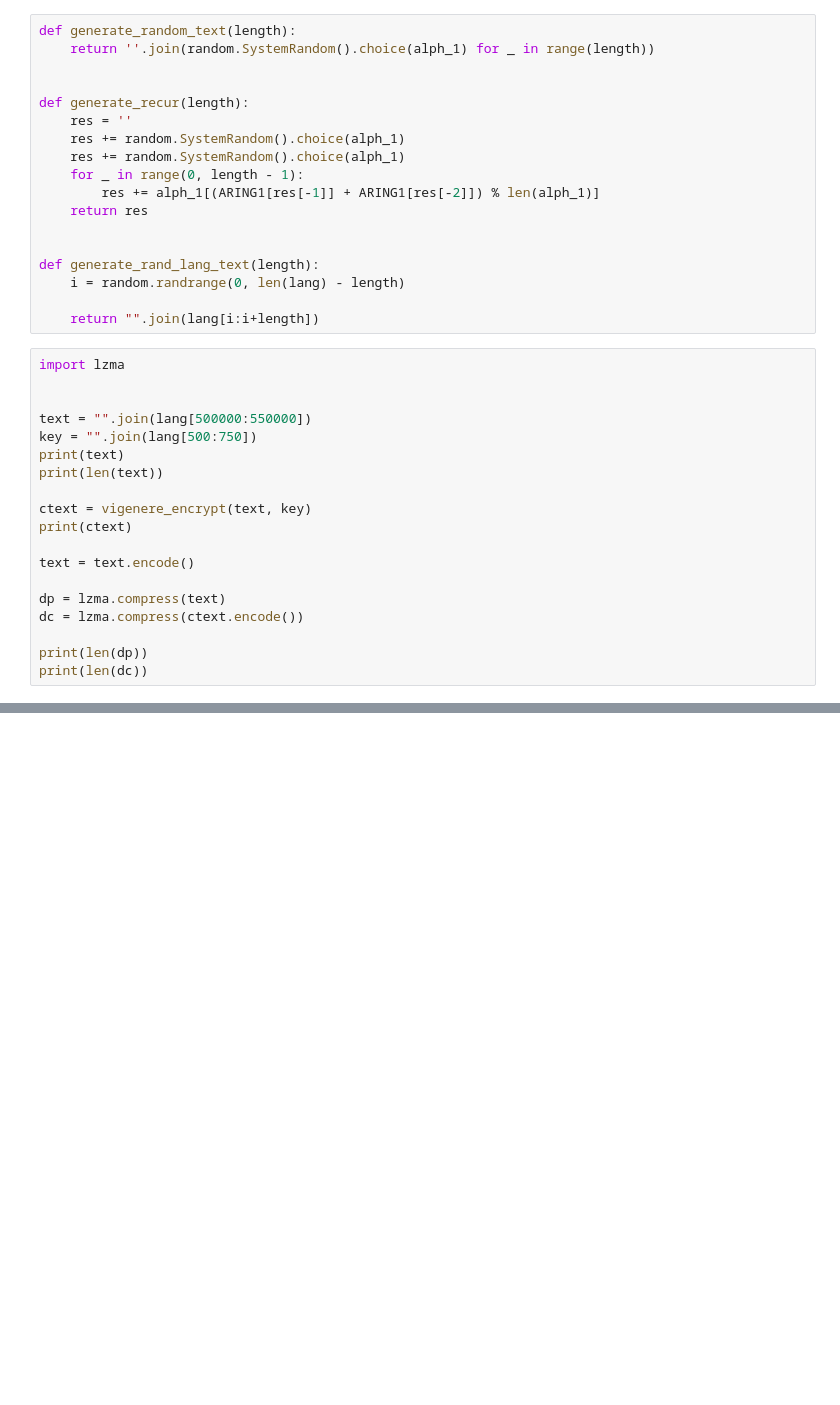
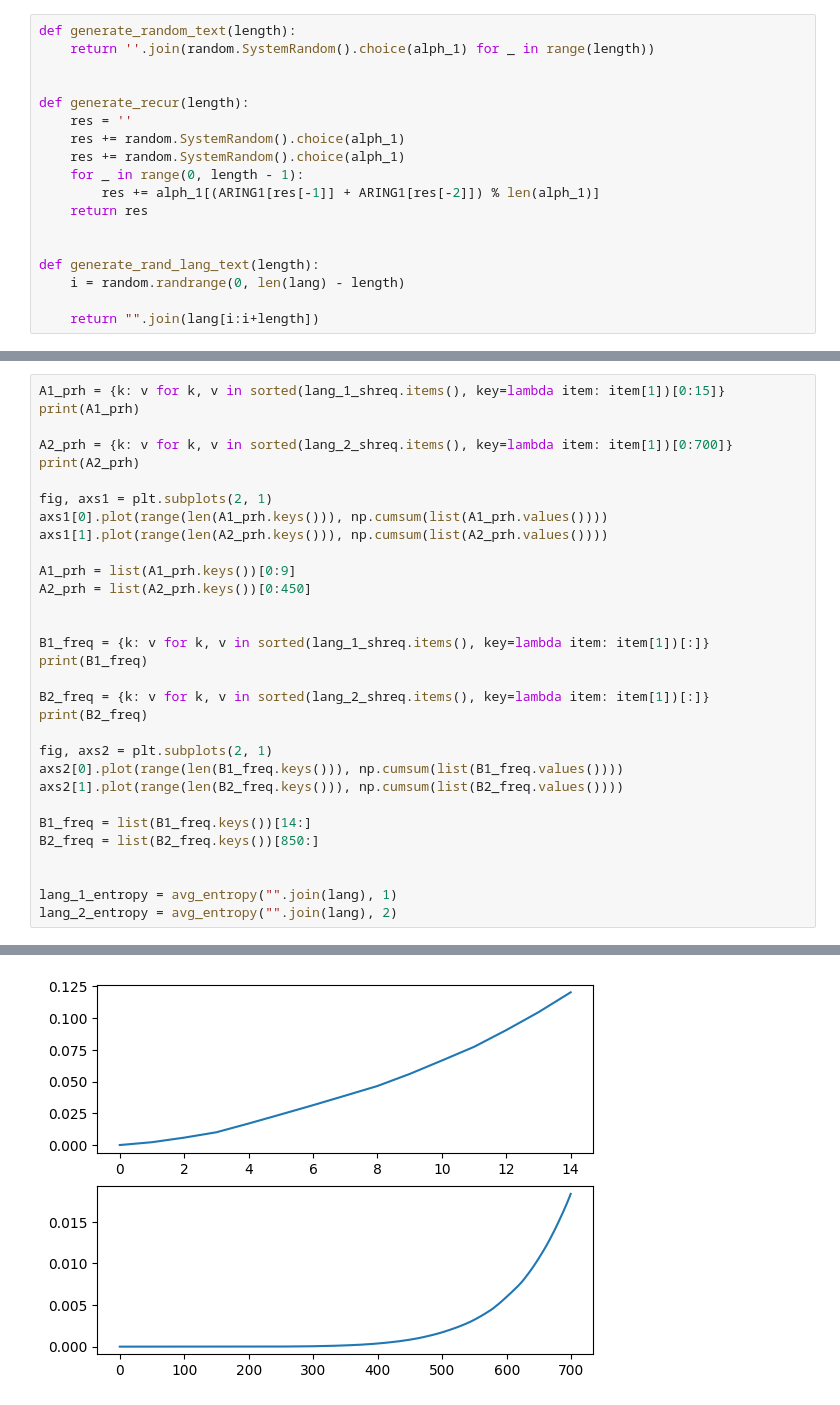
Before and after one commit to Pechenkya/Cryptoanalysis-Lab2-Bondar_Kistaiev, a Jupyter notebook: temp (shvidkiy).ipynb, the cells around one changed output, grey strips where cells are left out. Cells and saved outputs as stored; diff of their text form; blank space fills up the shorter version.

Commit message:
crit values chosen

```diff
--- a/temp (shvidkiy).ipynb
+++ b/temp (shvidkiy).ipynb
@@ -119,22 +118,3 @@ def generate_rand_lang_text(length):
     i = random.randrange(0, len(lang) - length)
 
     return "".join(lang[i:i+length])
-# %%
-import lzma
-
-
-text = "".join(lang[500000:550000])
-key = "".join(lang[500:750])
-print(text)
-print(len(text))
-
-ctext = vigenere_encrypt(text, key)
-print(ctext)
-
-text = text.encode()
-
-dp = lzma.compress(text)
-dc = lzma.compress(ctext.encode())
-
-print(len(dp))
-print(len(dc))
@@ -241,0 +187,32 @@ plt.legend(["lang", "rand"])
+# %%
+A1_prh = {k: v for k, v in sorted(lang_1_shreq.items(), key=lambda item: item[1])[0:15]}
+print(A1_prh)
+
+A2_prh = {k: v for k, v in sorted(lang_2_shreq.items(), key=lambda item: item[1])[0:700]}
+print(A2_prh)
+
+fig, axs1 = plt.subplots(2, 1)
+axs1[0].plot(range(len(A1_prh.keys())), np.cumsum(list(A1_prh.values())))
+axs1[1].plot(range(len(A2_prh.keys())), np.cumsum(list(A2_prh.values())))
+
+A1_prh = list(A1_prh.keys())[0:9]
+A2_prh = list(A2_prh.keys())[0:450]
+
+
+B1_freq = {k: v for k, v in sorted(lang_1_shreq.items(), key=lambda item: item[1])[:]}
+print(B1_freq)
+
+B2_freq = {k: v for k, v in sorted(lang_2_shreq.items(), key=lambda item: item[1])[:]}
+print(B2_freq)
+
+fig, axs2 = plt.subplots(2, 1)
+axs2[0].plot(range(len(B1_freq.keys())), np.cumsum(list(B1_freq.values())))
+axs2[1].plot(range(len(B2_freq.keys())), np.cumsum(list(B2_freq.values())))
+
+B1_freq = list(B1_freq.keys())[14:]
+B2_freq = list(B2_freq.keys())[850:]
+
+
+lang_1_entropy = avg_entropy("".join(lang), 1)
+lang_2_entropy = avg_entropy("".join(lang), 2)
+# %% [output]
@@ -241,0 +223 @@ plt.legend(["lang", "rand"])
+[figure, added]
```
Also changed, not shown: parts of 13 cells of this notebook.
